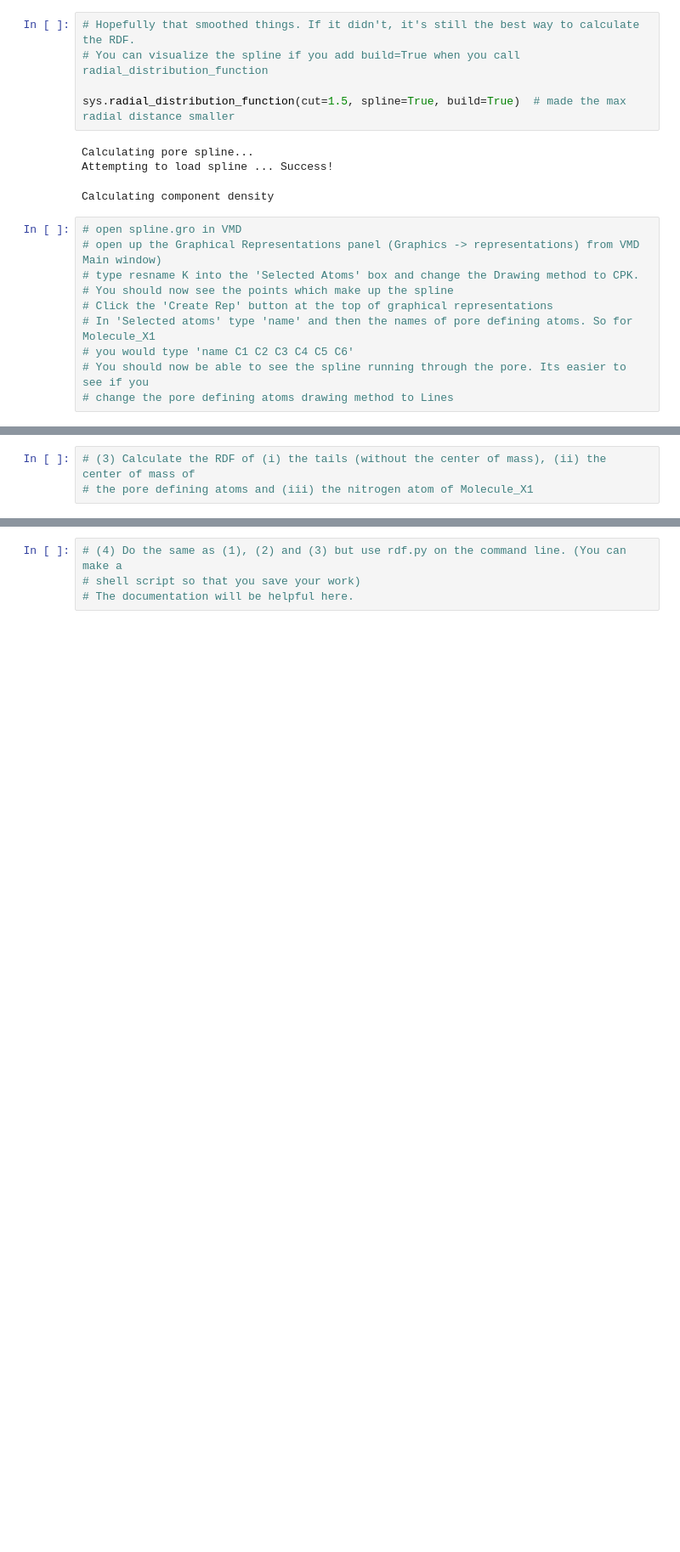
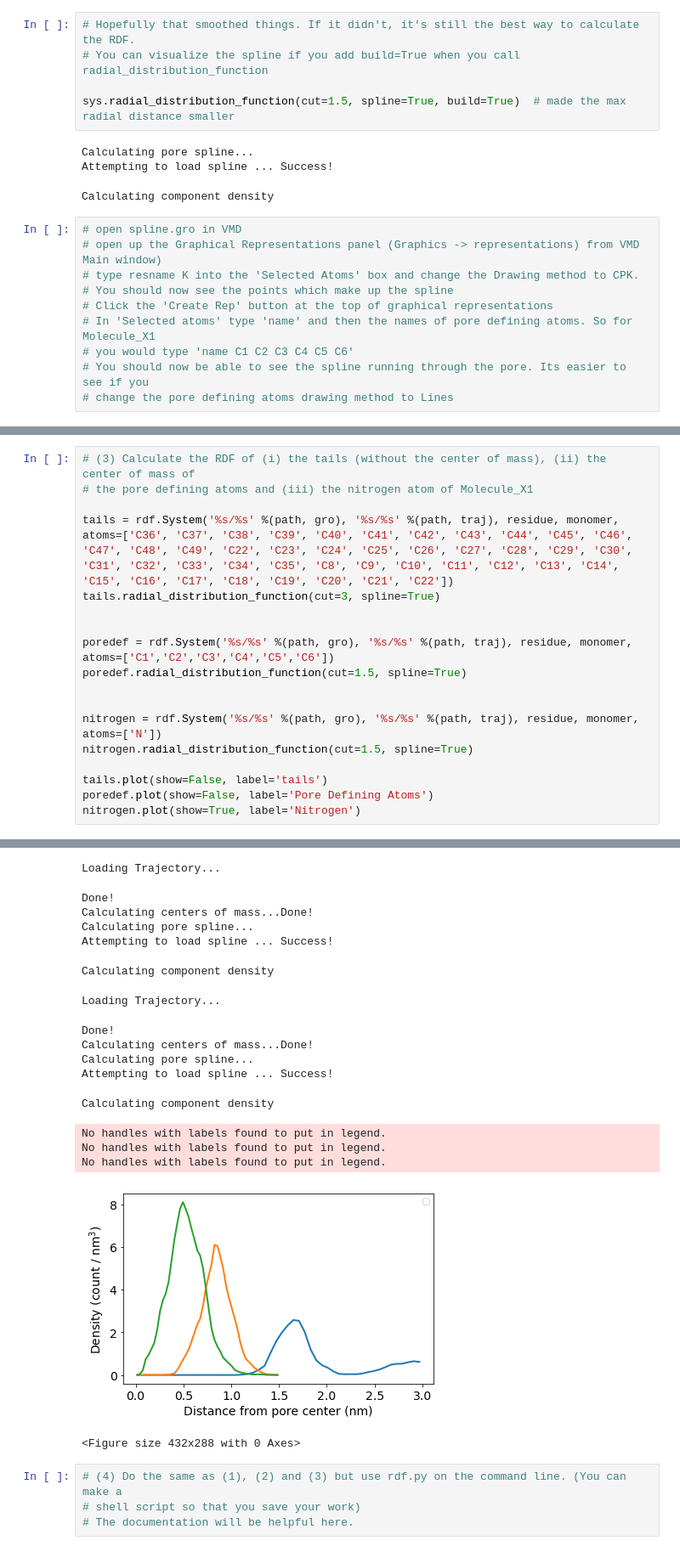
Before and after one commit to shirtsgroup/LLC_Membranes, a Jupyter notebook: notebooks/Radial Distribution Functions.ipynb, the cells around one changed output, grey strips where cells are left out. Shown at 85% size. Cells and saved outputs as stored; diff of their text form; blank space fills up the shorter version.

```diff
--- a/notebooks/Radial Distribution Functions.ipynb
+++ b/notebooks/Radial Distribution Functions.ipynb
@@ -163,3 +212,19 @@ Calculating component density
-# %%
-# (3) Calculate the RDF of (i) the tails (without the center of mass), (ii) the center of mass of
-# the pore defining atoms and (iii) the nitrogen atom of Molecule_X1
+# %%
+# (3) Calculate the RDF of (i) the tails (without the center of mass), (ii) the center of mass of
+# the pore defining atoms and (iii) the nitrogen atom of Molecule_X1
+
+tails = rdf.System('%s/%s' %(path, gro), '%s/%s' %(path, traj), residue, monomer, atoms=['C36', 'C37', 'C38', 'C39', 'C40', 'C41', 'C42', 'C43', 'C44', 'C45', 'C46', 'C47', 'C48', 'C49', 'C22', 'C23', 'C24', 'C25', 'C26', 'C27', 'C28', 'C29', 'C30', 'C31', 'C32', 'C33', 'C34', 'C35', 'C8', 'C9', 'C10', 'C11', 'C12', 'C13', 'C14', 'C15', 'C16', 'C17', 'C18', 'C19', 'C20', 'C21', 'C22'])
+tails.radial_distribution_function(cut=3, spline=True)
+
+
+poredef = rdf.System('%s/%s' %(path, gro), '%s/%s' %(path, traj), residue, monomer, atoms=['C1','C2','C3','C4','C5','C6'])
+poredef.radial_distribution_function(cut=1.5, spline=True)
+
+
+nitrogen = rdf.System('%s/%s' %(path, gro), '%s/%s' %(path, traj), residue, monomer, atoms=['N'])
+nitrogen.radial_distribution_function(cut=1.5, spline=True)
+
+tails.plot(show=False, label='tails')
+poredef.plot(show=False, label='Pore Defining Atoms')
+nitrogen.plot(show=True, label='Nitrogen')
+# %% [output]
@@ -166,3 +236,20 @@ Calculating component density
+Loading Trajectory...
+Done!
+Calculating centers of mass...Done!
+Calculating pore spline...
+Attempting to load spline ... Success!
+Calculating component density
+Loading Trajectory...
+Done!
+Calculating centers of mass...Done!
+Calculating pore spline...
+Attempting to load spline ... Success!
+Calculating component density
+No handles with labels found to put in legend.
+No handles with labels found to put in legend.
+No handles with labels found to put in legend.
+[figure, added]
+<Figure size 432x288 with 0 Axes>
 # %%
 # (4) Do the same as (1), (2) and (3) but use rdf.py on the command line. (You can make a
 # shell script so that you save your work)
```
Also changed, not shown: parts of 7 cells of this notebook, 10 other files.
